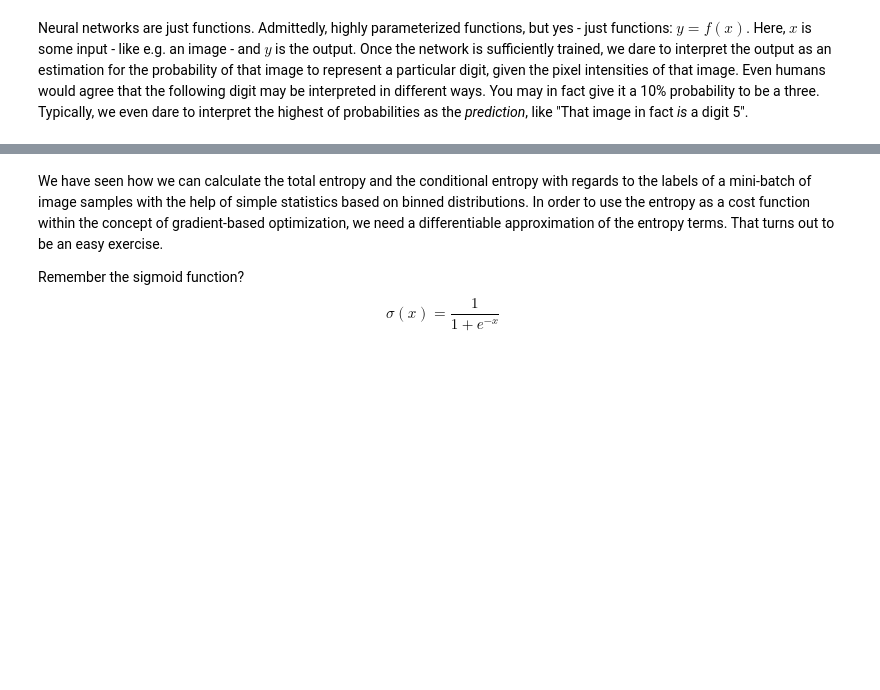
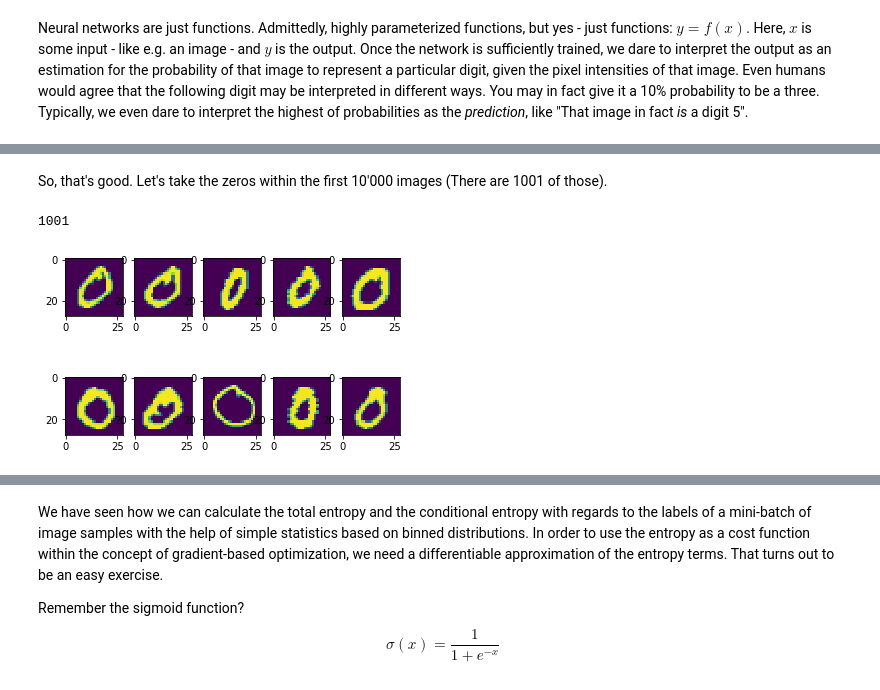
Before and after one commit to smurve/understanding-nn, a Jupyter notebook: Differentiable_Entropy-TF.ipynb, the cells around one changed output, grey strips where cells are left out. Drawn from its saved outputs; the diff is of its cells as text; code cells hidden in the pictures; blank space fills up the shorter version.

```diff
--- a/Differentiable_Entropy-TF.ipynb
+++ b/Differentiable_Entropy-TF.ipynb
@@ -43,0 +80,25 @@ $ I(X;Y) := \sum_{x \in \mathcal{X}} \sum_{y\in \mathcal{Y}} p(x,y)log(\frac{p(x
+# %% [markdown]
+So, that's good. Let's take the zeros within the first 10'000 images (There are 1001 of those).
+# %%
+FLAGS=lambda: None
+FLAGS.data_dir='data/digits'
+
+training_set = dataset.training_dataset(FLAGS.data_dir)
+samples = training_set.repeat().batch(10000).make_one_shot_iterator().get_next()
+_samples = sess.run(samples)
+
+# Read from bottom to top!
+zeros = list(map( lambda r: r[0],          # take the image, drop the class, it's zero anyway!
+    filter(lambda r: r[1] == 0,            # filter zero class
+           zip(_samples[0],_samples[1])))) # zip images and classes
+
+f, arr = plt.subplots(2,5)
+for row in (0, 1):
+    for col in range(5):
+        i = 5 * row + col
+        img = np.reshape(zeros[i], [28,28])
+        arr[row, col].imshow(img)
+len(zeros)
+# %% [output]
+1001
+[figure, added]
```
Also changed, not shown: parts of 45 cells of this notebook.
